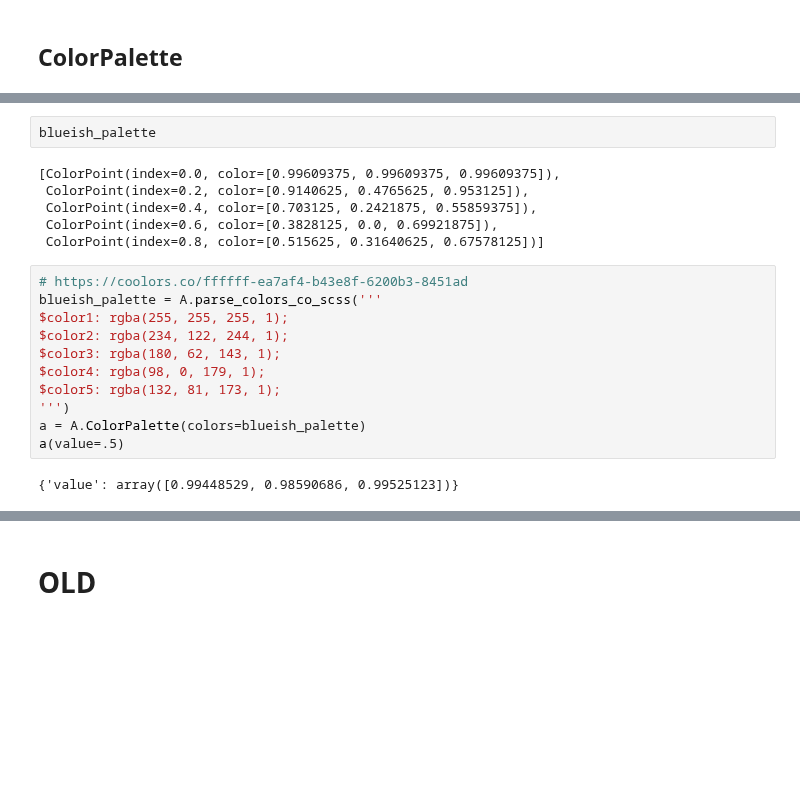
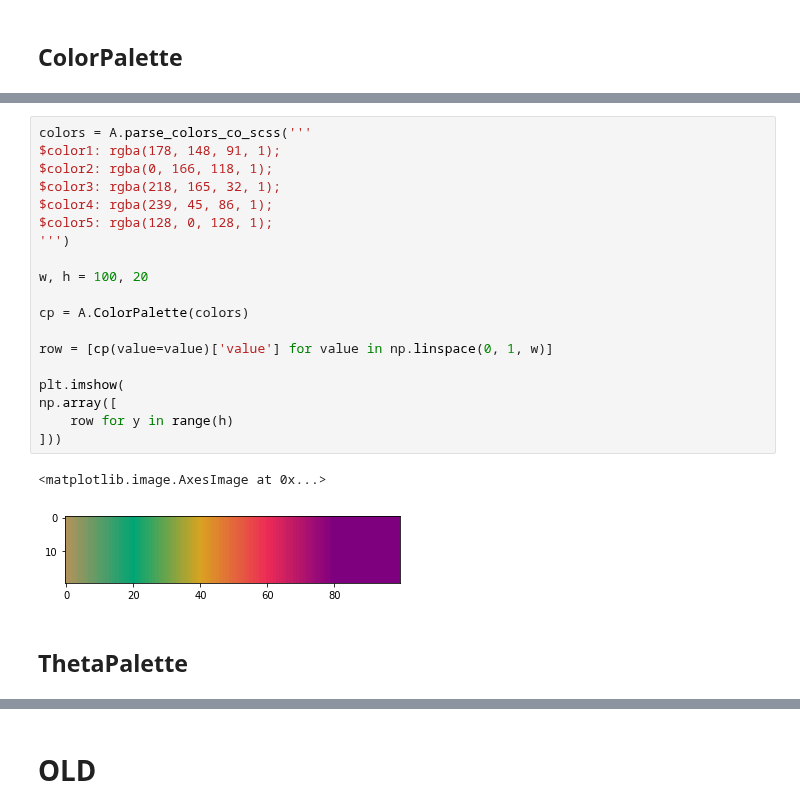
Before and after one commit to nuru-nu/moyo, a Jupyter notebook: notebooks/FadeCandy.ipynb, the cells around one changed output, grey strips where cells are left out. Saved outputs shown, nothing was run; the diff lists cells and outputs as text; blank space fills up the shorter version.

Commit message:
use new mapping, adds also {theta,phi,arm}Palette

```diff
--- a/notebooks/FadeCandy.ipynb
+++ b/notebooks/FadeCandy.ipynb
@@ -68,21 +58,24 @@ colors += [ColorPoint(1, colors[0].color)]
-# %%
-blueish_palette
-# %% [output]
-[ColorPoint(index=0.0, color=[0.99609375, 0.99609375, 0.99609375]),
- ColorPoint(index=0.2, color=[0.9140625, 0.4765625, 0.953125]),
- ColorPoint(index=0.4, color=[0.703125, 0.2421875, 0.55859375]),
- ColorPoint(index=0.6, color=[0.3828125, 0.0, 0.69921875]),
- ColorPoint(index=0.8, color=[0.515625, 0.31640625, 0.67578125])]
-# %%
-# https://coolors.co/ffffff-ea7af4-b43e8f-6200b3-8451ad
-blueish_palette = A.parse_colors_co_scss('''
-$color1: rgba(255, 255, 255, 1);
-$color2: rgba(234, 122, 244, 1);
-$color3: rgba(180, 62, 143, 1);
-$color4: rgba(98, 0, 179, 1);
-$color5: rgba(132, 81, 173, 1);
-''')
-a = A.ColorPalette(colors=blueish_palette)
-a(value=.5)
-# %% [output]
-{'value': array([0.99448529, 0.98590686, 0.99525123])}
+# %%
+colors = A.parse_colors_co_scss('''
+$color1: rgba(178, 148, 91, 1);
+$color2: rgba(0, 166, 118, 1);
+$color3: rgba(218, 165, 32, 1);
+$color4: rgba(239, 45, 86, 1);
+$color5: rgba(128, 0, 128, 1);
+''')
+
+w, h = 100, 20
+
+cp = A.ColorPalette(colors)
+
+row = [cp(value=value)['value'] for value in np.linspace(0, 1, w)]
+
+plt.imshow(
+np.array([
+    row for y in range(h)
+]))
+# %% [output]
+<matplotlib.image.AxesImage at 0x...>
+[figure, added]
+# %% [markdown]
+## ThetaPalette
```
Also changed, not shown: parts of 3 cells of this notebook, 6 other files.
